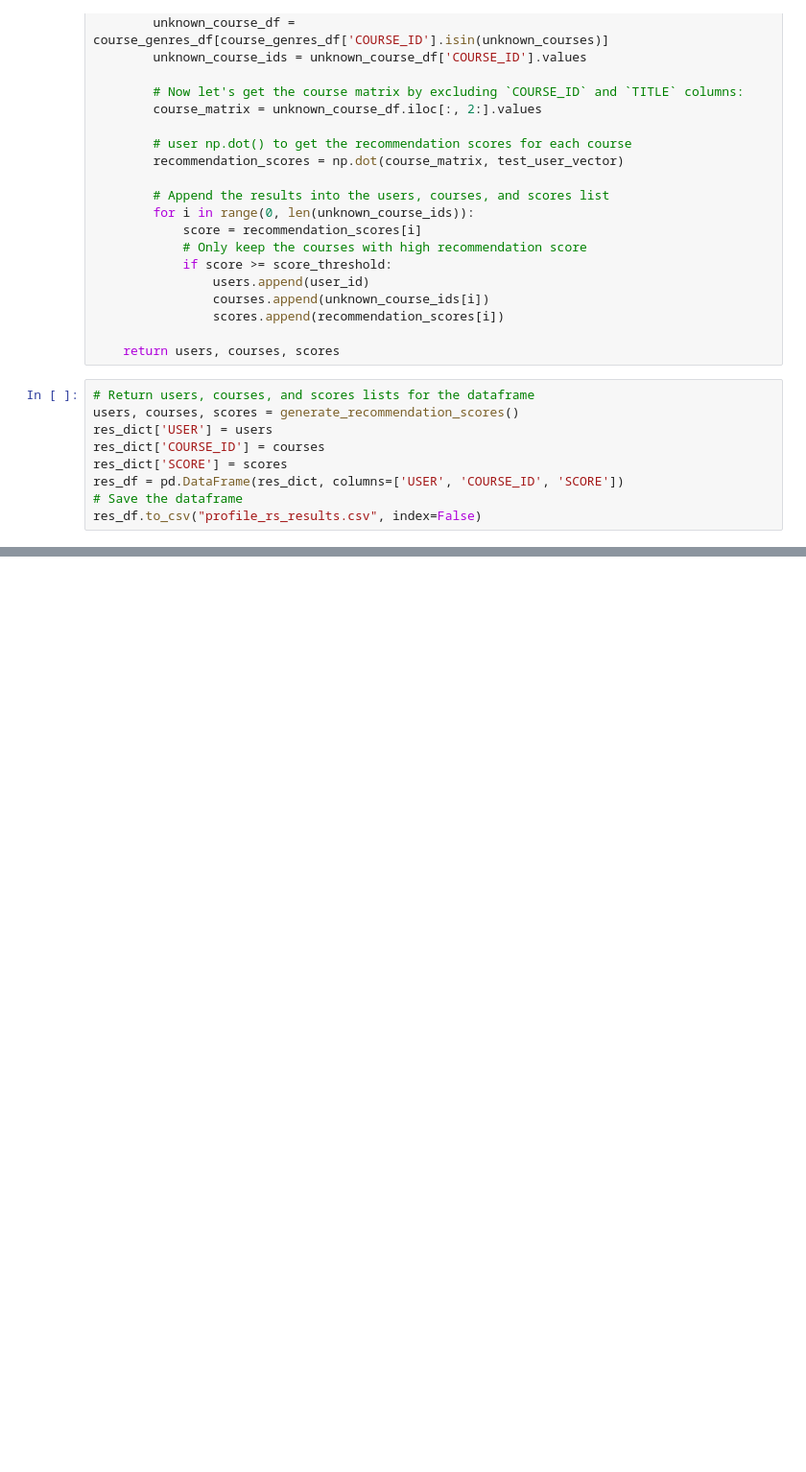
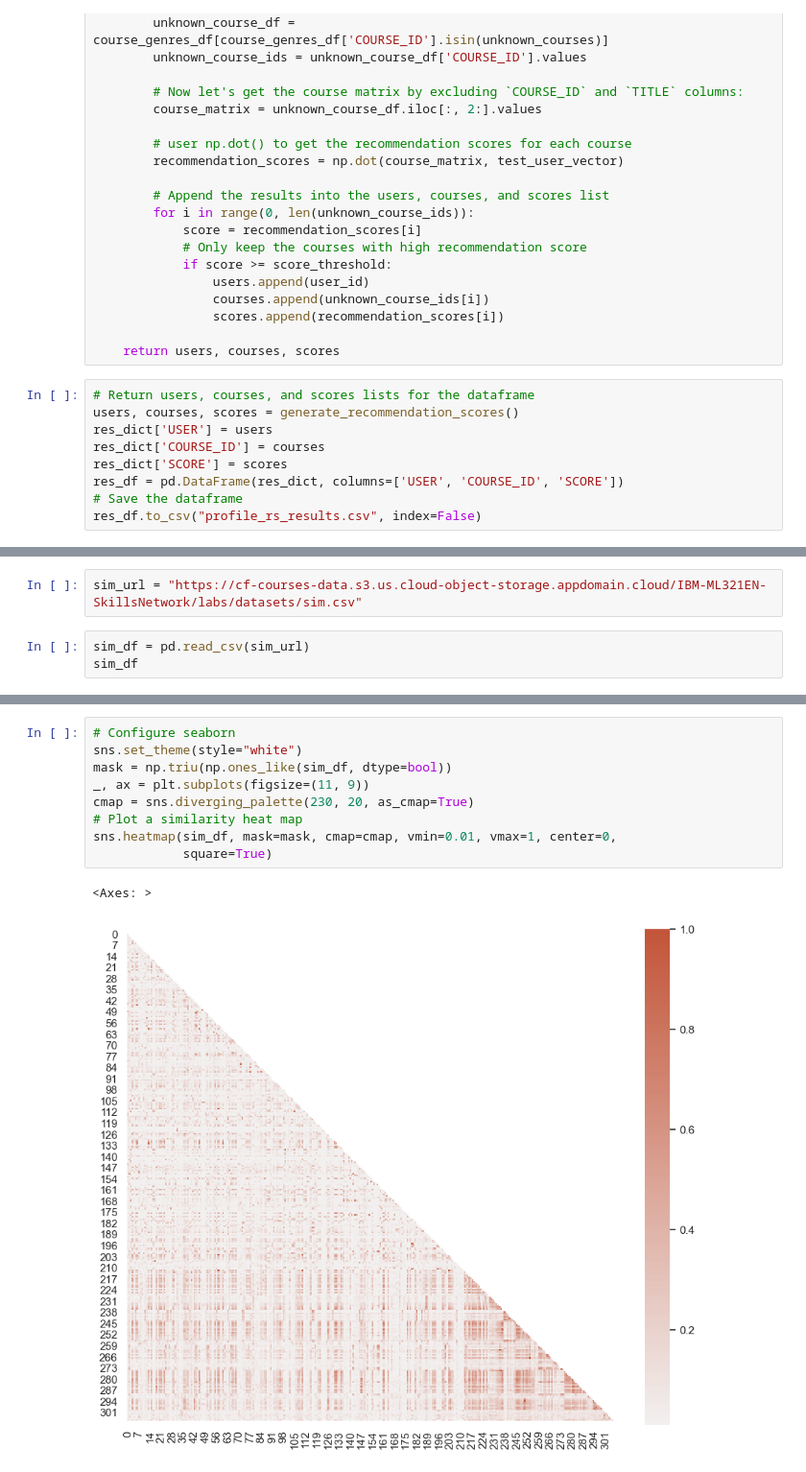
Before and after one commit to jacksonwalters/ibm-ml-cert, a Jupyter notebook: capstone_project/capstone.ipynb, the cells around one changed output, grey strips where cells are left out. Shown at 96% size. Drawn from its saved outputs; the diff is of its cells as text; blank space fills up the shorter version.

```diff
--- a/capstone_project/capstone.ipynb
+++ b/capstone_project/capstone.ipynb
@@ -765,0 +792,5 @@ res_df.to_csv("profile_rs_results.csv", index=False)
+# %%
+sim_url = "https://cf-courses-data.s3.us.cloud-object-storage.appdomain.cloud/IBM-ML321EN-SkillsNetwork/labs/datasets/sim.csv"
+# %%
+sim_df = pd.read_csv(sim_url)
+sim_df
@@ -765,0 +811,12 @@ res_df.to_csv("profile_rs_results.csv", index=False)
+# %%
+# Configure seaborn
+sns.set_theme(style="white")
+mask = np.triu(np.ones_like(sim_df, dtype=bool))
+_, ax = plt.subplots(figsize=(11, 9))
+cmap = sns.diverging_palette(230, 20, as_cmap=True)
+# Plot a similarity heat map
+sns.heatmap(sim_df, mask=mask, cmap=cmap, vmin=0.01, vmax=1, center=0,
+            square=True)
+# %% [output]
+<Axes: >
+[figure, added]
```
Also changed, not shown: parts of 25 cells of this notebook.
